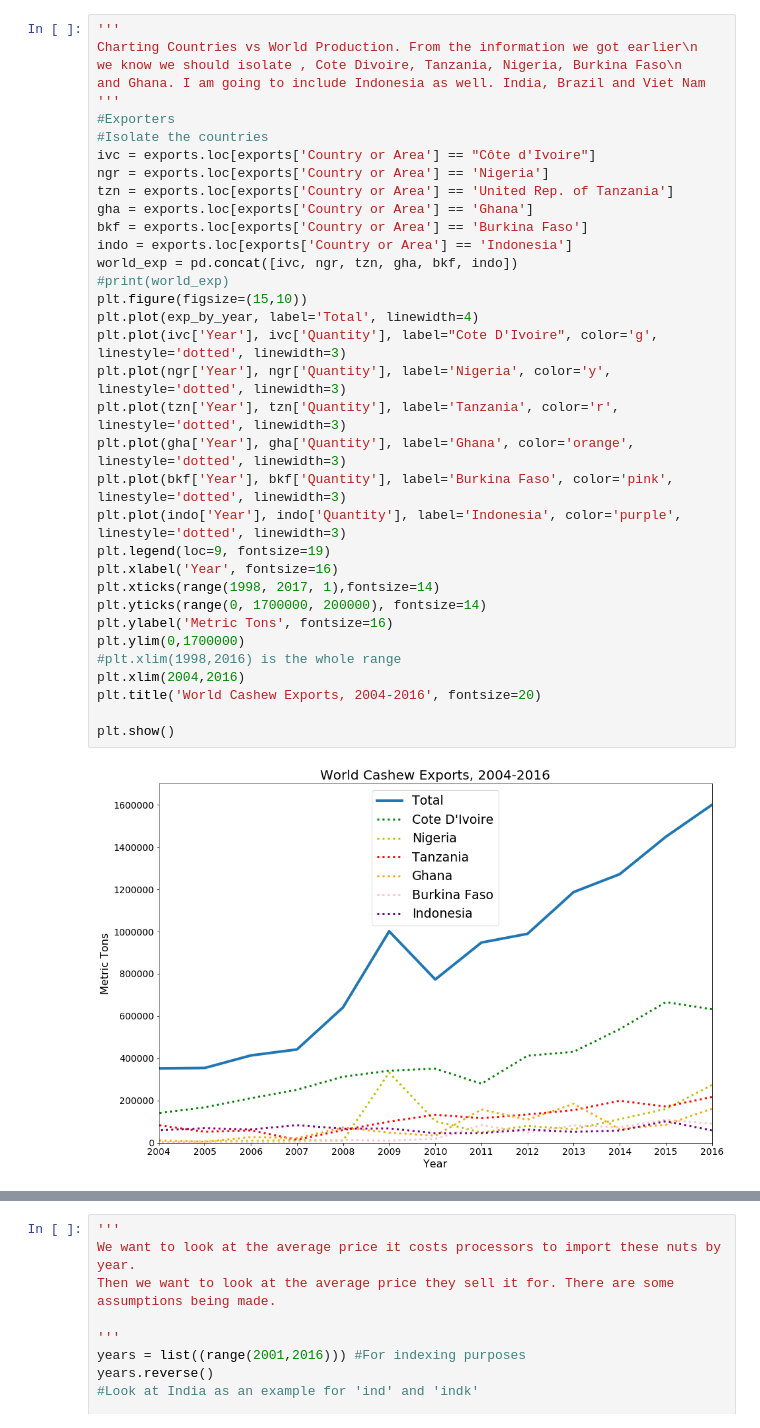
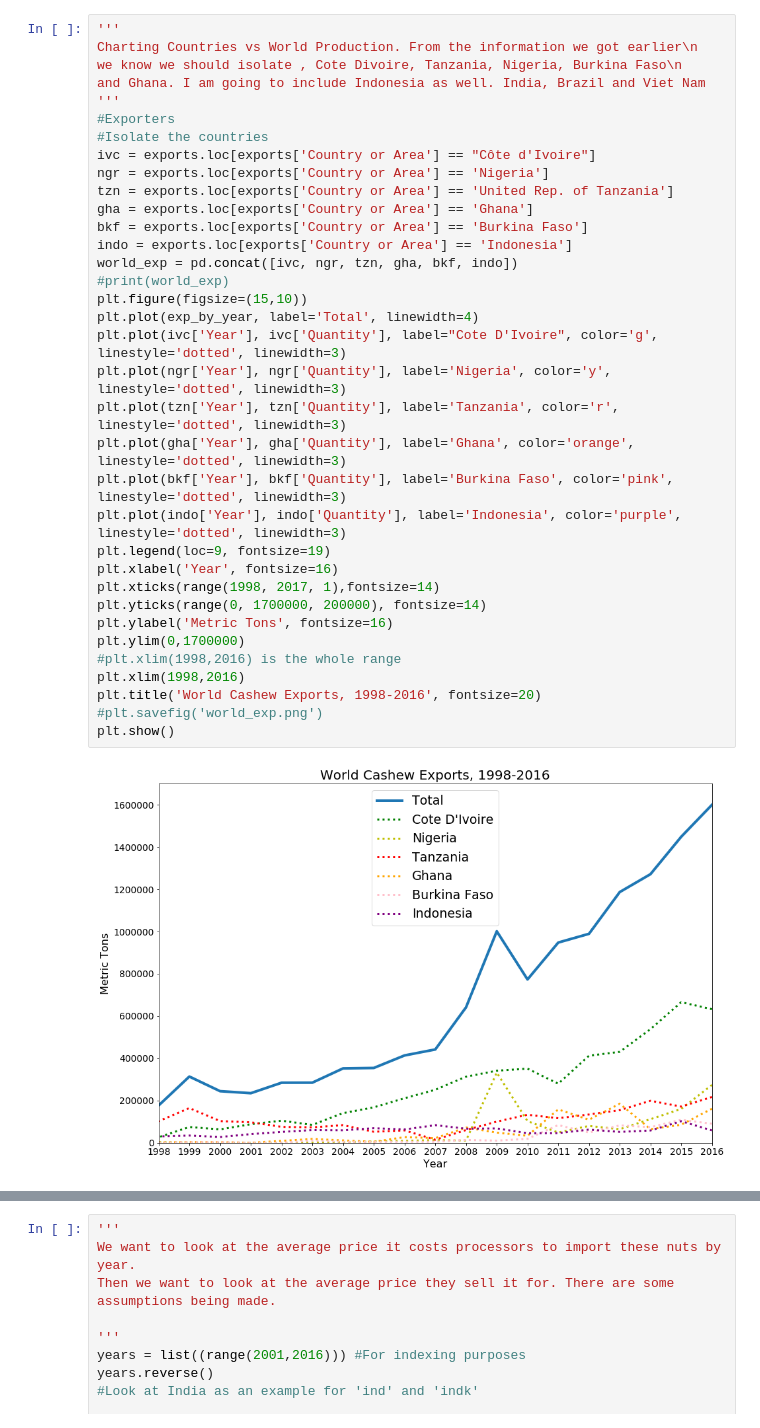
Before and after one commit to ExtraLime/cashew, a Jupyter notebook: roughdraft.ipynb, the cells around one changed output, grey strips where cells are left out. Drawn from its saved outputs; the diff is of its cells as text.

```diff
--- a/roughdraft.ipynb
+++ b/roughdraft.ipynb
@@ -74,37 +82,37 @@ Charting Countries vs World Production. From the information we got earlier\n
 we know we should isolate , Cote Divoire, Tanzania, Nigeria, Burkina Faso\n
 and Ghana. I am going to include Indonesia as well. India, Brazil and Viet Nam
 '''
 #Exporters
 #Isolate the countries
 ivc = exports.loc[exports['Country or Area'] == "Côte d'Ivoire"]
 ngr = exports.loc[exports['Country or Area'] == 'Nigeria']
 tzn = exports.loc[exports['Country or Area'] == 'United Rep. of Tanzania']
 gha = exports.loc[exports['Country or Area'] == 'Ghana']
 bkf = exports.loc[exports['Country or Area'] == 'Burkina Faso']
 indo = exports.loc[exports['Country or Area'] == 'Indonesia']
 world_exp = pd.concat([ivc, ngr, tzn, gha, bkf, indo])
 #print(world_exp)
 plt.figure(figsize=(15,10))
 plt.plot(exp_by_year, label='Total', linewidth=4)
 plt.plot(ivc['Year'], ivc['Quantity'], label="Cote D'Ivoire", color='g', linestyle='dotted', linewidth=3)
 plt.plot(ngr['Year'], ngr['Quantity'], label='Nigeria', color='y', linestyle='dotted', linewidth=3)
 plt.plot(tzn['Year'], tzn['Quantity'], label='Tanzania', color='r', linestyle='dotted', linewidth=3)
 plt.plot(gha['Year'], gha['Quantity'], label='Ghana', color='orange', linestyle='dotted', linewidth=3)
 plt.plot(bkf['Year'], bkf['Quantity'], label='Burkina Faso', color='pink', linestyle='dotted', linewidth=3)
 plt.plot(indo['Year'], indo['Quantity'], label='Indonesia', color='purple', linestyle='dotted', linewidth=3)
 plt.legend(loc=9, fontsize=19)
 plt.xlabel('Year', fontsize=16)
 plt.xticks(range(1998, 2017, 1),fontsize=14)
 plt.yticks(range(0, 1700000, 200000), fontsize=14)
 plt.ylabel('Metric Tons', fontsize=16)
 plt.ylim(0,1700000)
 #plt.xlim(1998,2016) is the whole range
-plt.xlim(2004,2016)
-plt.title('World Cashew Exports, 2004-2016', fontsize=20)
-
+plt.xlim(1998,2016)
+plt.title('World Cashew Exports, 1998-2016', fontsize=20)
+#plt.savefig('world_exp.png')
 plt.show()
 # %% [output]
-[figure, old version]
+[figure, new version]
 # %%
 #For the importers
 plt.figure(figsize=(15,10))
```
Also changed, not shown: parts of 10 cells of this notebook.
